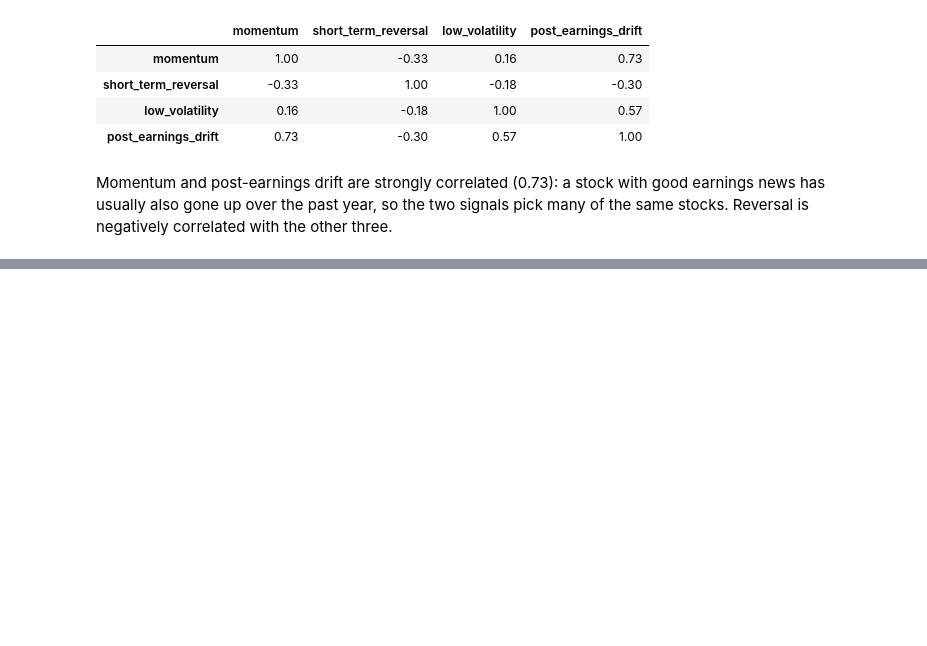
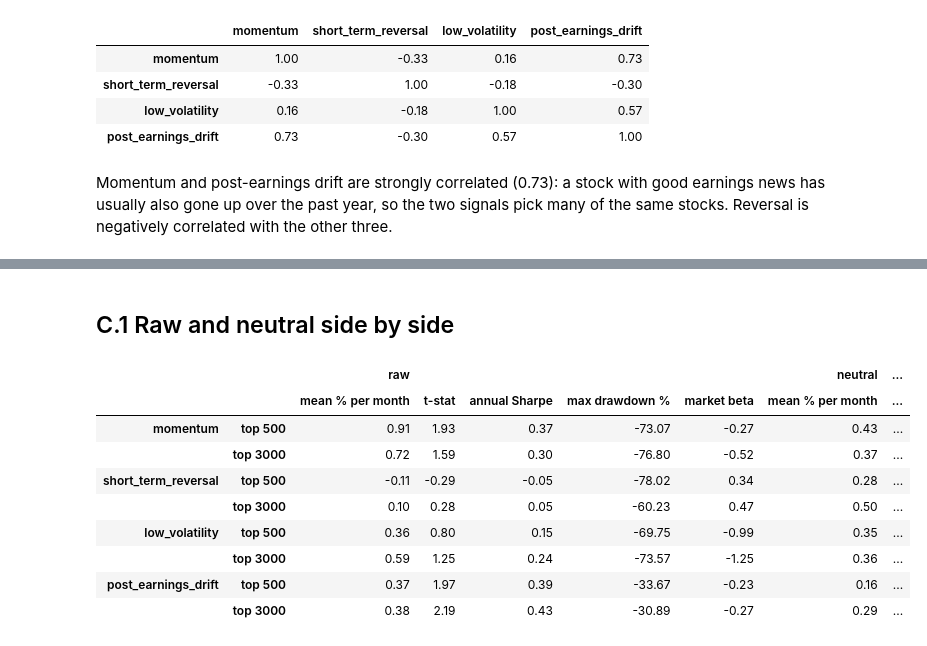
Before and after one commit to KeyangPan/Equity-Anomaly-Replication, a Jupyter notebook: notebooks/results.ipynb, the cells around one changed output, grey strips where cells are left out. Saved outputs shown, nothing was run; the diff lists cells and outputs as text; code cells hidden in the pictures; blank space fills up the shorter version.

```diff
--- a/notebooks/results.ipynb
+++ b/notebooks/results.ipynb
@@ -434,0 +506,19 @@ correlated with the other three.
+# %% [markdown]
+## C.1 Raw and neutral side by side
+# %%
+all_summary = build_summary(all_long_short)
+comparison = all_summary.unstack(0).swaplevel(axis=1)  # one row per (signal, universe)
+columns = ["mean % per month", "t-stat", "annual Sharpe", "max drawdown %", "market beta"]
+comparison = comparison.reindex(index=portfolios.keys())
+pd.concat({version: comparison[version][columns].astype(float) for version in ["raw", "neutral"]}, axis=1)
+# %% [output]
+|  |  | raw |  |  |  |  | neutral | ... |
+|  |  | mean % per month | t-stat | annual Sharpe | max drawdown % | market beta | mean % per month | ... |
+| momentum | top 500 | 0.91 | 1.93 | 0.37 | -73.07 | -0.27 | 0.43 | ... |
+|  | top 3000 | 0.72 | 1.59 | 0.30 | -76.80 | -0.52 | 0.37 | ... |
+| short_term_reversal | top 500 | -0.11 | -0.29 | -0.05 | -78.02 | 0.34 | 0.28 | ... |
+|  | top 3000 | 0.10 | 0.28 | 0.05 | -60.23 | 0.47 | 0.50 | ... |
+| low_volatility | top 500 | 0.36 | 0.80 | 0.15 | -69.75 | -0.99 | 0.35 | ... |
+|  | top 3000 | 0.59 | 1.25 | 0.24 | -73.57 | -1.25 | 0.36 | ... |
+| post_earnings_drift | top 500 | 0.37 | 1.97 | 0.39 | -33.67 | -0.23 | 0.16 | ... |
+|  | top 3000 | 0.38 | 2.19 | 0.43 | -30.89 | -0.27 | 0.29 | ... |
```
Also changed, not shown: parts of 16 cells of this notebook, 11 other files.
